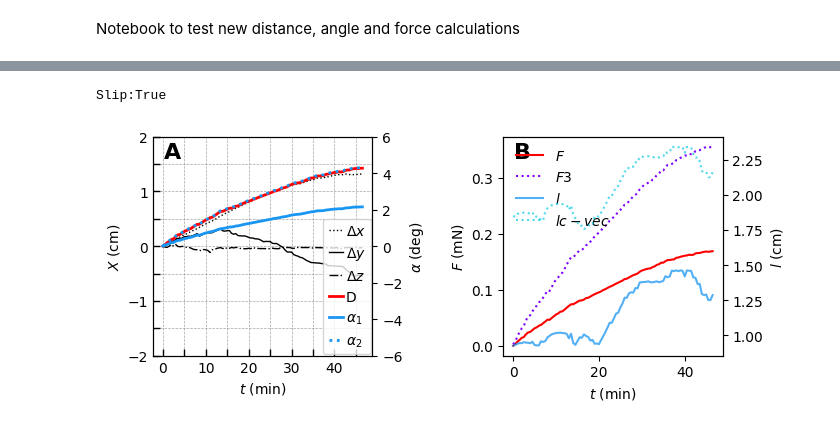
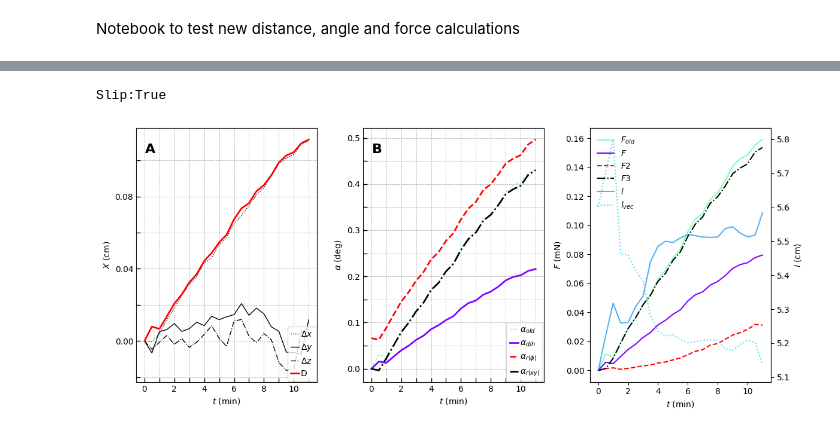
Before and after one commit to amirohad/Repo_article0, a Jupyter notebook: test_new_calcs.ipynb, the cells around one changed output, grey strips where cells are left out. Drawn from its saved outputs; the diff is of its cells as text; code cells hidden in the pictures.

```diff
--- a/test_new_calcs.ipynb
+++ b/test_new_calcs.ipynb
@@ -199,12 +199,12 @@ for i in tqdm(range(N), leave=True):
 # cmap = plt.get_cmap('viridis')
 cmap = plt.get_cmap('rainbow')
 fs= 16
-i_slip = 40 # 40 (simple) , 20,120 (bump from dist2tip) , 70 = 79_2
+i_slip = 89 # 40 (simple) , 20,120 (bump from dist2tip) , 70 = 79_2
 test_ev = events[i_slip]
 # check events are correctly classified
 print("Slip:"+ str( test_ev.twine_state==0))
 
-fig, axs = plt.subplots(1, 2, figsize=(7, 3))
+fig, axs = plt.subplots(1, 3, figsize=(12, 5))
 # add subplot labels
 axs[0].text(0.05, 0.9, 'A', fontsize=fs, fontweight='bold', transform=axs[0].transAxes)
 axs[1].text(0.05, 0.9, 'B', fontsize=fs, fontweight='bold', transform=axs[1].transAxes)
@@ -219,30 +219,47 @@ axs[0].plot(test_ev.timer/60, xyz[2,::]-xyz[2,0], color='black',
             linestyle = 'dashdot', linewidth = 1, label=r'$\Delta z$') #cmap(0.9)
 axs[0].plot(test_ev.timer/60, test_ev.trk_dist, color=cmap(1.5), linewidth = 2, label = 'D') #cmap(1.5)
 
-# Plot angle on the same figure with different axis
-axs0 = axs[0].twinx()
-axs0.plot(test_ev.timer/60, np.rad2deg(test_ev.alpha),
-          color=cmap(0.2), linewidth = 2, label=r'$\alpha_1$') #cmap(0.2)
-axs0.plot(test_ev.timer/60, np.rad2deg(test_ev.alpha2),
-          color=cmap(0.2),linestyle = 'dotted', linewidth = 2, label=r'$\alpha_2$') #cmap(0.3)
+# Plot angles
+axs[1].plot(test_ev.timer/60, np.rad2deg(test_ev.alpha_old),
+          color=cmap(0.5),linestyle = 'dashed', linewidth = 1, label=r'$\alpha_{old}$') #cmap(0.3)
+axs[1].plot(test_ev.timer/60, np.rad2deg(test_ev.alpha),
+          color=cmap(1), linewidth = 2, label=r'$\alpha_{d/h}$') #cmap(0.2)
+axs[1].plot(test_ev.timer/60, np.rad2deg(test_ev.alpha2),
+          color=cmap(1.5),linestyle = 'dashed', linewidth = 2, label=r'$\alpha_{r(\phi)}$') #cmap(0.3)
+axs[1].plot(test_ev.timer/60, np.rad2deg(test_ev.alpha3),
+          color='k',linestyle = 'dashdot', linewidth = 2, label=r'$\alpha_{r(xy)}$') #cmap(0.3)
 
 # add legend label from the twin axis
 lines, labels = axs[0].get_legend_handles_labels()
-lines2, labels2 = axs0.get_legend_handles_labels()
+lines2, labels2 = axs[1].get_legend_handles_labels()
 
 # set axis and grid
 axs[0].set_xlabel(r'$t$ (min)')
 axs[0].set_ylabel(r'$X$ (cm)')
-axs[0].set_ylim([-2,2])
-axs0.set_ylim([-6,6])
-uf.set_grid(axs[0],50,5)
-# axs0.set_xlabel(r'$t$ (min)')
-axs0.set_ylabel(r'$\alpha$ (deg)')
+uf.set_grid(axs[0],10,0.2)
+# axs[0].set_ylim([-2,2])
+
+axs[1].set_xlabel(r'$t$ (min)')
+axs[1].set_ylabel(r'$\alpha$ (deg)')
+uf.set_grid(axs[1],10,0.5)
+# axs0.set_ylim([-6,6])
+
+# axs0.set_ylim([-6,6])
 
 # Adjust the legend properties
 
 axs[0].legend(
-    lines + lines2, labels + labels2,
+    lines, labels,
+    loc='lower right',          # Place legend
+    frameon=True,              # Remove the frame
+    handlelength=1,             # Shorter line elements
+    handletextpad=0.2,          # Reduce space between handle and text
+    borderaxespad=0.1,          # Reduce space between legend and inset plot edge
+    fontsize=10                 # Smaller font size for better fit
+)
+
+axs[1].legend(
+    lines2, labels2,
     loc='lower right',          # Place legend
     frameon=True,              # Remove the frame
     handlelength=1,             # Shorter line elements
@@ -251,47 +268,49 @@ axs[0].legend(
     fontsize=10                 # Smaller font size for better fit
 )
 
 
 ###########################################
 # Plot calculated force and contact position
 
-axs[1].plot(test_ev.timer/60, test_ev.F_bean,
-             color=cmap(1.5), label=r'$F$') #cmap(0.2)
-# axs[1].plot(test_ev.timer/60, test_ev.F_bean_2,
-#              color=cmap(1.55),linestyle = 'dashed', label=r'$F2$') #cmap(0.2)
-axs[1].plot(test_ev.timer/60, test_ev.F_bean_3,
-             color=cmap(1),linestyle = 'dotted', label=r'$F3$') #cmap(0.2)
+axs[2].plot(test_ev.timer/60, test_ev.F_bean_old,
+             color=cmap(0.5), label=r'$F_{old}$')
+axs[2].plot(test_ev.timer/60, test_ev.F_bean,
+             color=cmap(1), label=r'$F$')
+axs[2].plot(test_ev.timer/60, test_ev.F_bean_2,
+             color=cmap(1.5),linestyle = 'dashed', label=r'$F2$')
+axs[2].plot(test_ev.timer/60, test_ev.F_bean_3,
+             color='k',linestyle = 'dashdot', label=r'$F3$')
 
-ax2 = axs[1].twinx()
+ax2 = axs[2].twinx()
 dist2tip = [abs(k) for k in test_ev.L_contact2suptip]
 lc_trig = [abs(k) for k in test_ev.l_c_trig]
 lc_vec = [abs(k) for k in test_ev.l_c_vec]
 
-# axs[1].vlines(test_ev.timer[-1]/60, 0, test_ev.F_bean[-1]*mg2mN,
+# axs[2].vlines(test_ev.timer[-1]/60, 0, test_ev.F_bean[-1]*mg2mN,
 #                color=cmap(1.5),)
 ax2.plot(test_ev.timer/60, dist2tip, color= cmap(0.2),
           label=r'$l$', alpha=0.75)
 # ax2.plot(test_ev.timer/60, lc_trig, color= cmap(0.25), linestyle='dashed',
 #           label=r'$lc-trig$', alpha=0.75)
 ax2.plot(test_ev.timer/60, test_ev.p.Lsup_cm-lc_vec, color= cmap(0.3), linestyle='dotted',
-          label=r'$lc-vec$', alpha=0.75)
+          label=r'$l_{vec}$', alpha=0.75)
 
-lines, labels = axs[1].get_legend_handles_labels()
+lines, labels = axs[2].get_legend_handles_labels()
 lines2, labels2 = ax2.get_legend_handles_labels()
-axs[1].legend(lines + lines2, labels + labels2, loc='best',frameon=False)
+axs[2].legend(lines + lines2, labels + labels2, loc='best',frameon=False)
 
 ax2.set_ylabel(r'$l$ (cm)')
 # ax2.set_ylim([0,2])
-axs[1].set_xlabel(r'$t$ (min)')
-axs[1].set_ylabel(r'$F$ (mN)')
+axs[2].set_xlabel(r'$t$ (min)')
+axs[2].set_ylabel(r'$F$ (mN)')
 # uf.set_grid(axs[1],50,0.15)
 
 plt.tight_layout()
 plt.show()
 # fig.savefig(save_folder+r'\xyz_ang_F_l_2.png',dpi=300)
 # %% [output]
 Slip:True
-[figure, old version]
+[figure, new version]
 # %%
 
 # plt.plot(test_ev.alpha2)
```
Also changed, not shown: parts of 7 cells of this notebook, 1 other file.
